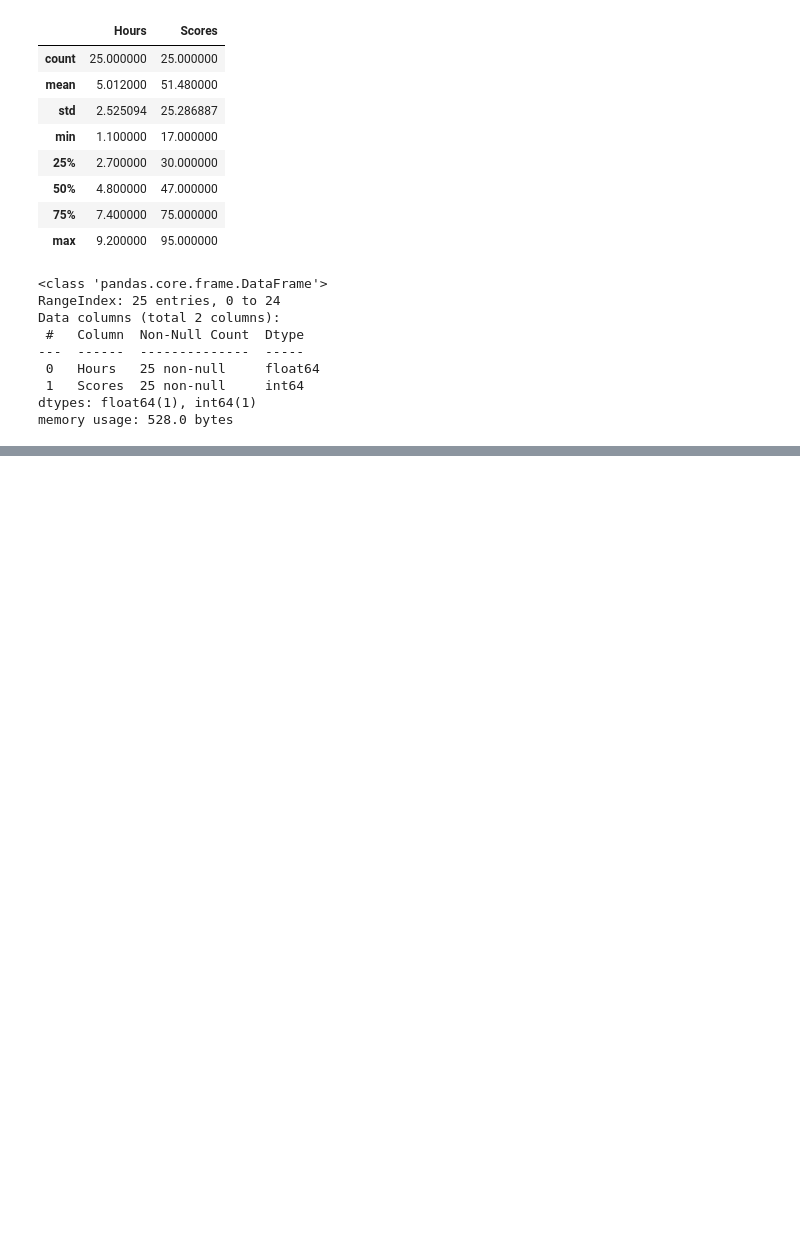
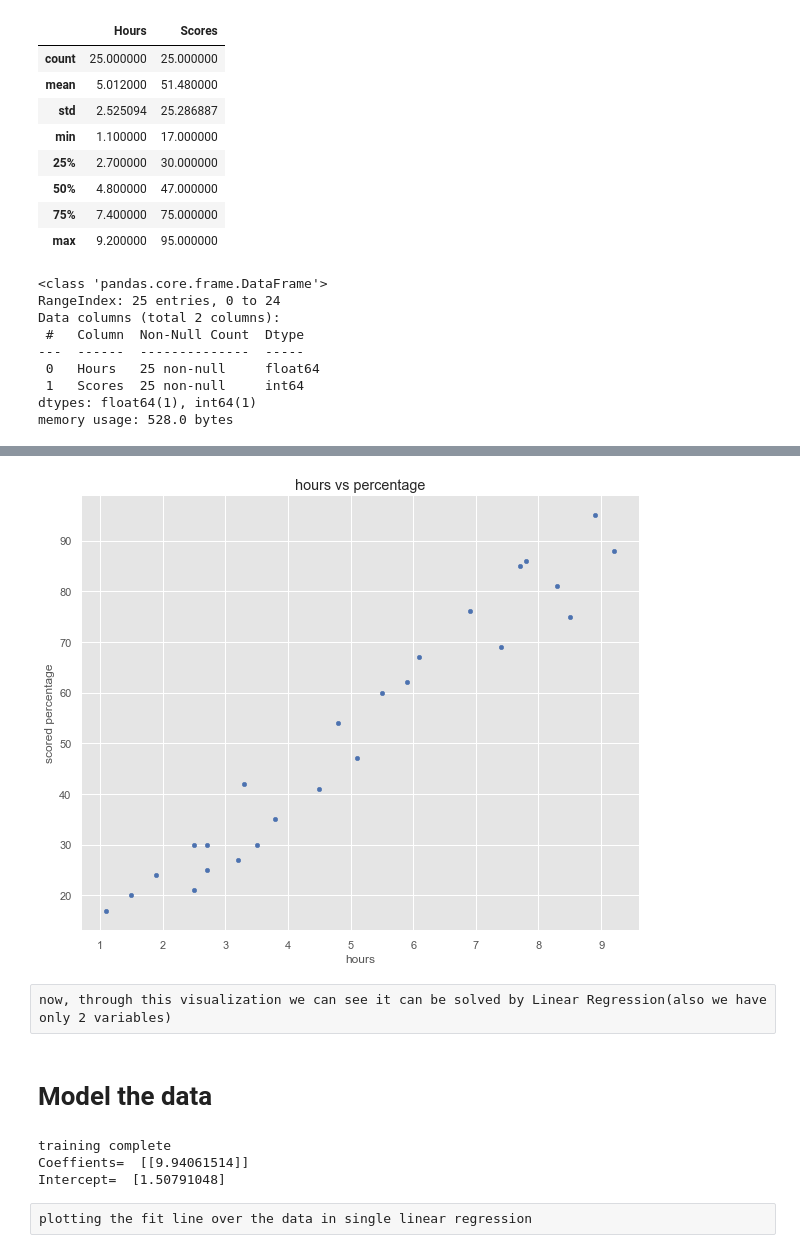
Before and after one commit to 200-shetty/predict-percentage, a Jupyter notebook: Task1- Predict the percentage of an student based on the no. of study hours..ipynb, the cells around one changed output, grey strips where cells are left out. Drawn from its saved outputs; the diff is of its cells as text; code cells hidden in the pictures; blank space fills up the shorter version.

```diff
--- a/Task1- Predict the percentage of an student based on the no. of study hours..ipynb
+++ b/Task1- Predict the percentage of an student based on the no. of study hours..ipynb
@@ -80,0 +113,33 @@ data
+# %%
+data.plot(kind='scatter',x='Hours',y='Scores',color='b',figsize=(10,8))
+plt.title('hours vs percentage')
+plt.xlabel('hours')
+plt.ylabel('scored percentage')
+plt.show()
+# %% [output]
+[figure, added]
+# %% [raw]
+now, through this visualization we can see it can be solved by Linear Regression(also we have only 2 variables)
+# %% [markdown]
+# Model the data
+# %%
+x=np.asanyarray(data[['Hours']])
+y=np.asanyarray(data[['Scores']])
+#using train test split to split the data in train and test data
+train_x, test_x, train_y,test_y=train_test_split(x,y,test_size=0.2,random_state=2)
+
+
+regressor = LinearRegression()
+regressor.fit(train_x,train_y)
+
+print("training complete")
+coef = regressor.coef_
+intercept = regressor.intercept_
+print("Coeffients= ",coef )
+print("Intercept= ",intercept)
+# %% [output]
+training complete
+Coeffients=  [[9.94061514]]
+Intercept=  [1.50791048]
+# %% [raw]
+plotting the fit line over the data in single linear regression
```
Also changed, not shown: parts of 15 cells of this notebook.
